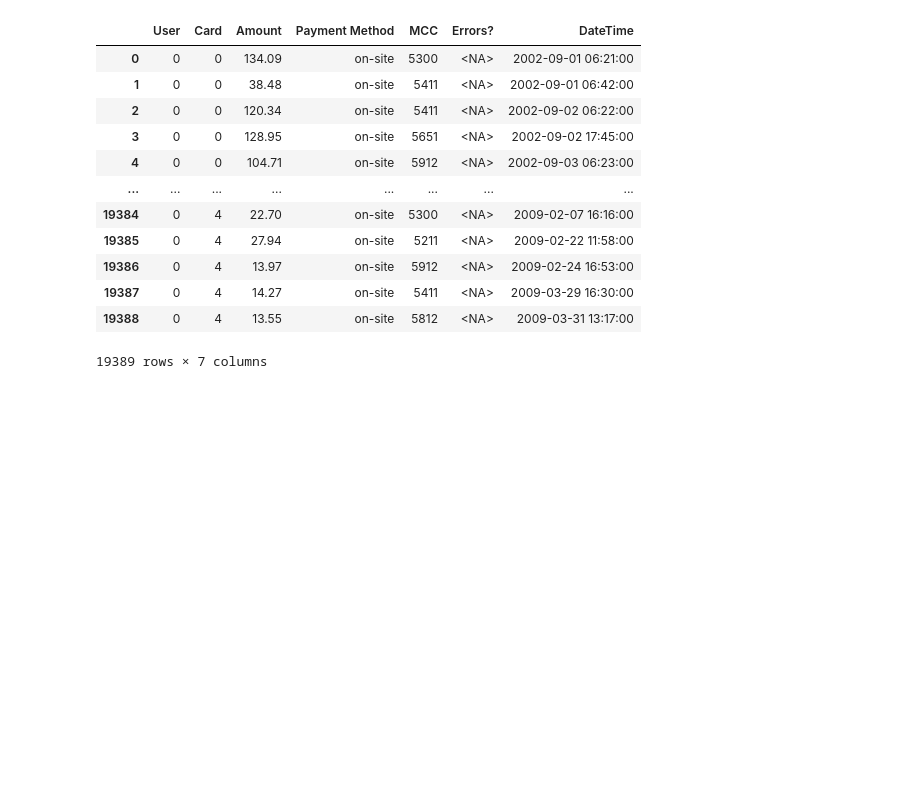
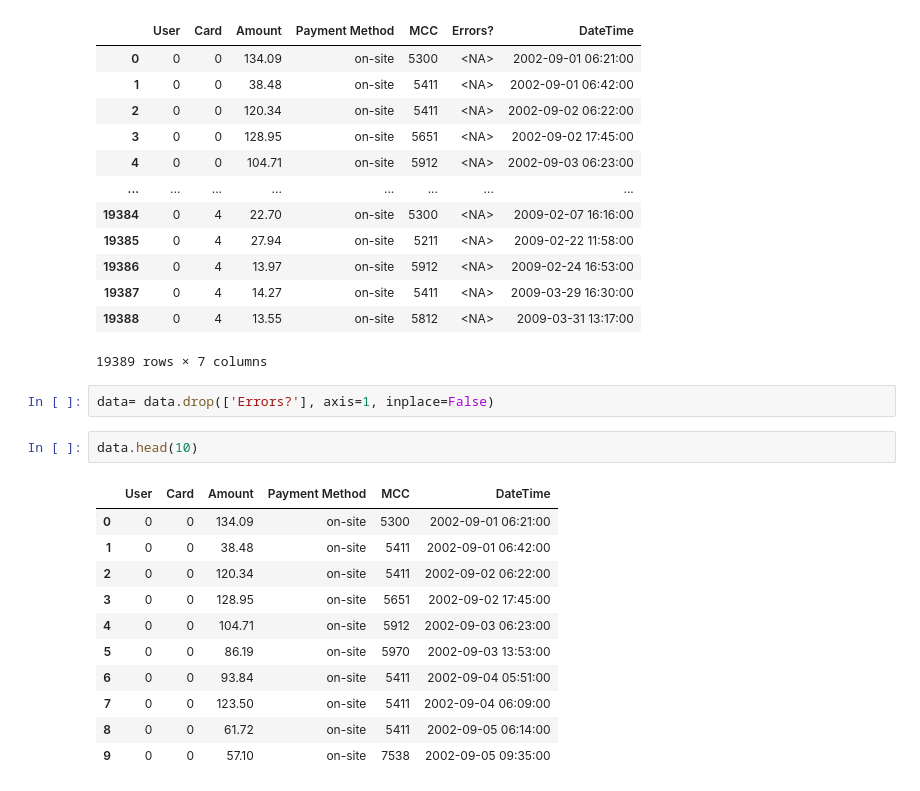
Before and after one commit to NourHabra/FUSE-AI, a Jupyter notebook: processing.ipynb, the cells around one changed output. Saved outputs shown, nothing was run; the diff lists cells and outputs as text; blank space fills up the shorter version.

Commit message:
Formatted DateTime correctly, deleted "Errors?"

```diff
--- a/processing.ipynb
+++ b/processing.ipynb
@@ -208,3 +208,19 @@ data.reset_index(drop=True)
 | 19387 | 0 | 4 | 14.27 | on-site | 5411 | <NA> | 2009-03-29 16:30:00 |
 | 19388 | 0 | 4 | 13.55 | on-site | 5812 | <NA> | 2009-03-31 13:17:00 |
 19389 rows × 7 columns
+# %%
+data= data.drop(['Errors?'], axis=1, inplace=False)
+# %%
+data.head(10)
+# %% [output]
+|  | User | Card | Amount | Payment Method | MCC | DateTime |
+| 0 | 0 | 0 | 134.09 | on-site | 5300 | 2002-09-01 06:21:00 |
+| 1 | 0 | 0 | 38.48 | on-site | 5411 | 2002-09-01 06:42:00 |
+| 2 | 0 | 0 | 120.34 | on-site | 5411 | 2002-09-02 06:22:00 |
+| 3 | 0 | 0 | 128.95 | on-site | 5651 | 2002-09-02 17:45:00 |
+| 4 | 0 | 0 | 104.71 | on-site | 5912 | 2002-09-03 06:23:00 |
+| 5 | 0 | 0 | 86.19 | on-site | 5970 | 2002-09-03 13:53:00 |
+| 6 | 0 | 0 | 93.84 | on-site | 5411 | 2002-09-04 05:51:00 |
+| 7 | 0 | 0 | 123.50 | on-site | 5411 | 2002-09-04 06:09:00 |
+| 8 | 0 | 0 | 61.72 | on-site | 5411 | 2002-09-05 06:14:00 |
+| 9 | 0 | 0 | 57.10 | on-site | 7538 | 2002-09-05 09:35:00 |
```
Also changed, not shown: parts of 1 cell of this notebook.
